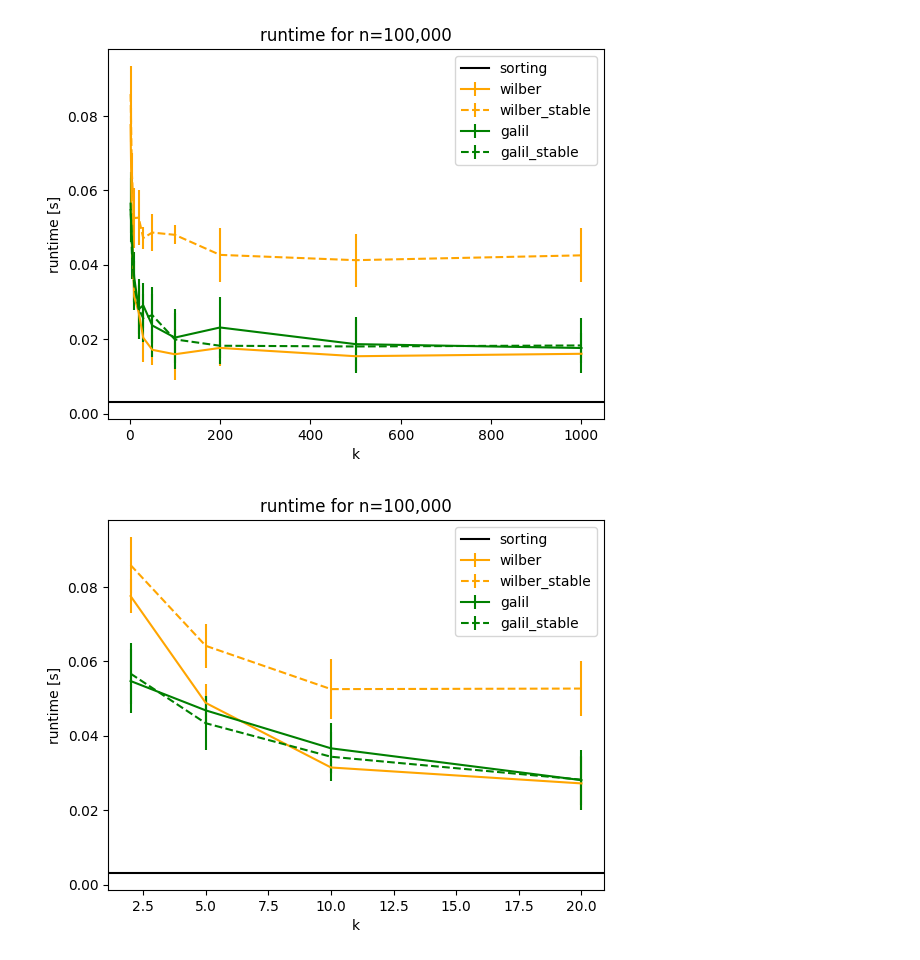
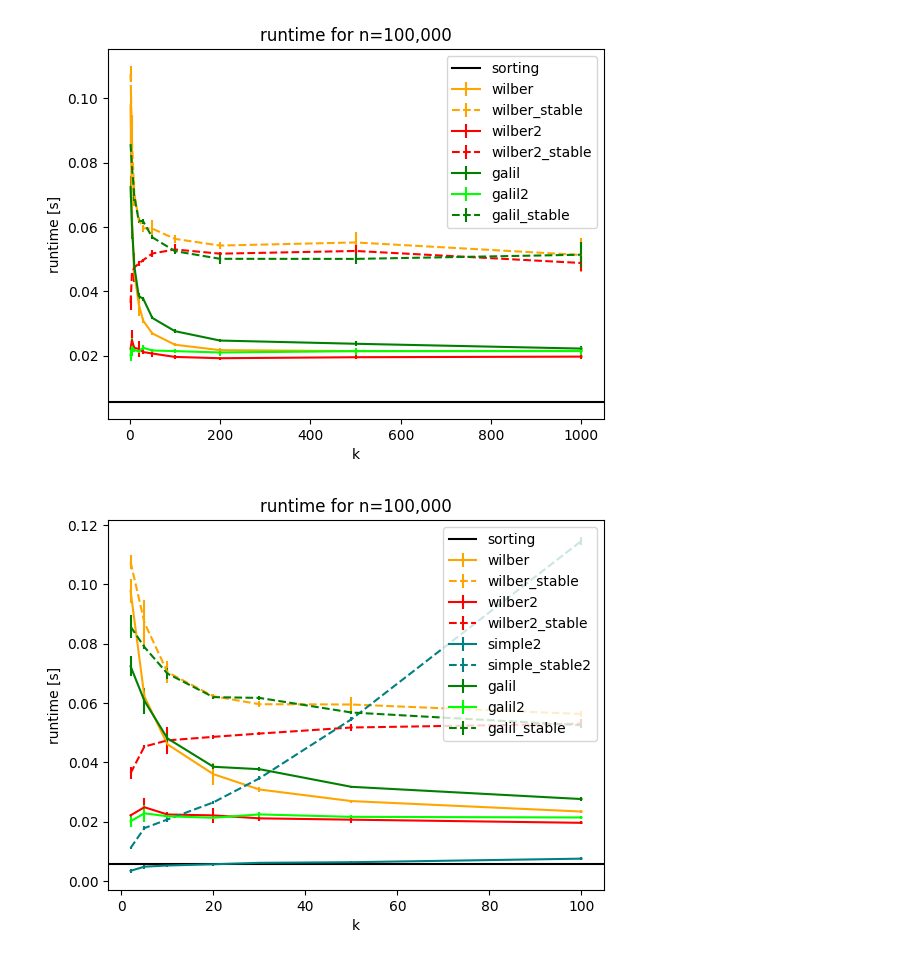
Before and after one commit to Feelx234/microagg1d, a Jupyter notebook: SpeedComparison.ipynb, the cells around one changed output. Saved outputs shown, nothing was run; the diff lists cells and outputs as text; code cells hidden in the pictures.

Commit message:
implemeted improved simple dynamic program

```diff
--- a/SpeedComparison.ipynb
+++ b/SpeedComparison.ipynb
@@ -11,10 +12,10 @@ from microagg1d.wilber import wilber, _galil_park
 # %%
 from functools import partial
 # %%
-def execute(ns, n_samples, methods):
+def execute(ns, n_samples, methods, ks=[2, 5, 10, 20, 30, 50, 75, 100, 200, 500, 1000] ):
 
     # ensure that functions are already compiled!
-    small_arr = np.rand(10)
+    small_arr = np.random.rand(10)
     small_arr.sort()
     for method_str, function in methods.items():
         function(small_arr, 3)
@@ -32,7 +33,7 @@ def execute(ns, n_samples, methods):
             arr.sort()
             end = time.time()
             records.append(("sorting", n, 0, sample, end - start))
-            for k in tqdm([2, 5, 10, 20, 30, 50, 100, 200, 500, 1000], leave=False):
+            for k in tqdm(ks, leave=False):
                 if k > n/2:
                     continue
                 for method_str, function in methods.items():
@@ -48,10 +49,15 @@ ns = [100, 1000, 10_000, 100_000]
 n_samples = 10
 methods = {
     "wilber" : partial(wilber, stable=0),
-    "simple" : partial(_simple_dynamic_program, stable=0),
+    "wilber2" : partial(wilber2, stable=0),
+#    "simple" : partial(_simple_dynamic_program, stable=0),
+    "simple2" : partial(_simple_dynamic_program2, stable=0),
     "galil_park": partial(_galil_park, stable=0),
+    "galil_park2": partial(_galil_park2, stable=0),
     "wilber_stable" : partial(wilber, stable=1),
-    "simple_stable" : partial(_simple_dynamic_program, stable=1),
-    "galil_park_stable": partial(_galil_park, stable=0),
+    "wilber2_stable" : partial(wilber2, stable=1),
+#    "simple_stable" : partial(_simple_dynamic_program, stable=1),
+    "simple2_stable" : partial(_simple_dynamic_program2, stable=1),
+    "galil_park_stable": partial(_galil_park, stable=1),
 }
 records = execute(ns, n_samples, methods)
@@ -73,17 +82,27 @@ get_vals(df, "sorting", 100_000)[1][0]
 # %%
 color_wilber="orange"
+color_wilber2="red"
 color_galil="green"
+color_galil2="lime"
 color_simple="blue"
+color_simple2="teal"
 # %%
 def plot(df, n, max_k = None, show_simple=False):
     plt.figure()
     plt.errorbar(*get_vals(df, "wilber", n, max_k), label="wilber", color=color_wilber)
     plt.errorbar(*get_vals(df, "wilber_stable", n, max_k), label="wilber_stable", linestyle="--", color=color_wilber)
+
+    plt.errorbar(*get_vals(df, "wilber2", n, max_k), label="wilber2", color=color_wilber2)
+    plt.errorbar(*get_vals(df, "wilber2_stable", n, max_k), label="wilber2_stable", linestyle="--", color=color_wilber2)
     if show_simple:
-        plt.errorbar(*get_vals(df, "simple", n, max_k), label="simple", color=color_simple)
-        plt.errorbar(*get_vals(df, "simple_stable", n, max_k), label="simple_stable", linestyle="--", color=color_simple)
+        #plt.errorbar(*get_vals(df, "simple", n, max_k), label="simple", color=color_simple)
+        #plt.errorbar(*get_vals(df, "simple_stable", n, max_k), label="simple_stable", linestyle="--", color=color_simple)
+
+        plt.errorbar(*get_vals(df, "simple2", n, max_k), label="simple2", color=color_simple2)
+        plt.errorbar(*get_vals(df, "simple2_stable", n, max_k), label="simple_stable2", linestyle="--", color=color_simple2)
 
     plt.errorbar(*get_vals(df, "galil_park", n, max_k), label="galil", color=color_galil)
+    plt.errorbar(*get_vals(df, "galil_park2", n, max_k), label="galil2", color=color_galil2)
     plt.errorbar(*get_vals(df, "galil_park_stable", n, max_k), label="galil_stable", linestyle="--", color=color_galil)
     plt.axhline(get_vals(df, "sorting", n)[1][0], color="k", label="sorting")
     #plt.axhline(get_vals(df, "sorting", 100_000)[1][0], color="k", label="sorting")
@@ -99,11 +118,11 @@ plot(df, 100_000, show_simple=True)
 # %%
 plot(df, 100_000, show_simple=False)
 # %% [output]
-[figure, old version]
+[figure, new version]
 # %%
-plot(df, 100_000, max_k=21, show_simple=False)
+plot(df, 100_000, max_k=110, show_simple=True)
 # %% [output]
-[figure, old version]
+[figure, new version]
 # %%
 %%time
 large_methods = {
```
Also changed, not shown: parts of 6 cells of this notebook, 2 other files.
